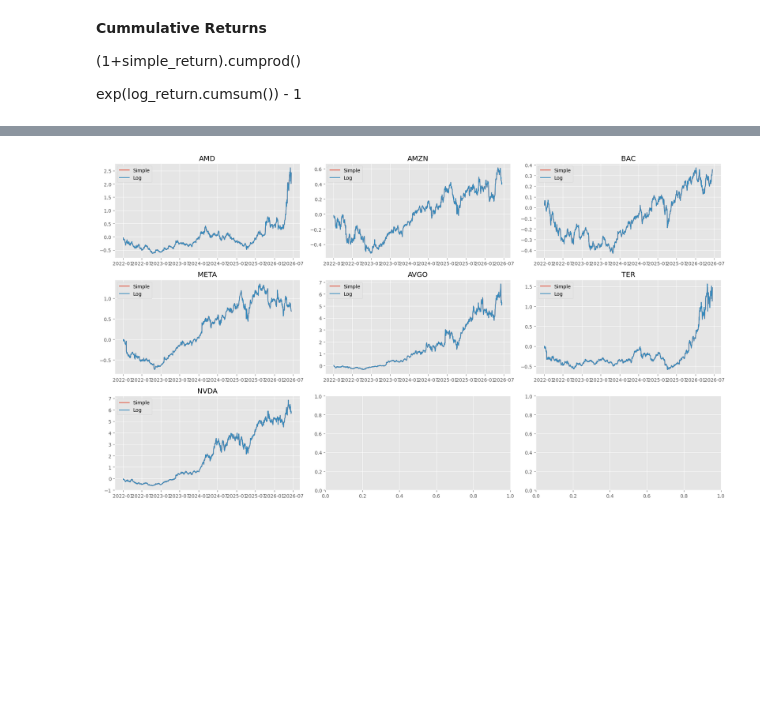
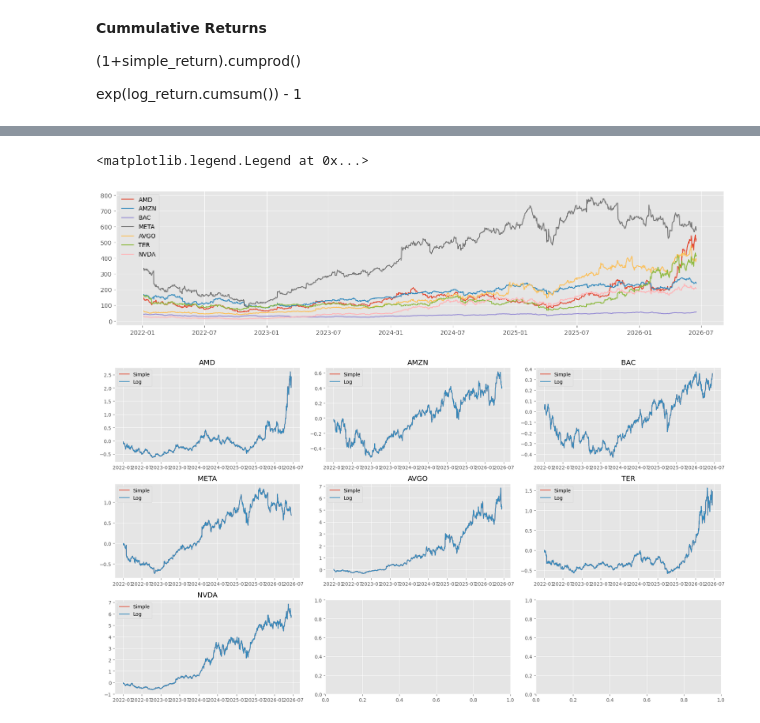
Before and after one commit to fadeeva/portfoli_o_o_ptimisation, a Jupyter notebook: Step_01__Basics_Return_Risk_Correlation.ipynb, the cells around one changed output, grey strips where cells are left out. Cells and saved outputs as stored; diff of their text form; code cells hidden in the pictures; blank space fills up the shorter version.

Commit message:
plot w/ prices, final df

```diff
--- a/Step_01__Basics_Return_Risk_Correlation.ipynb
+++ b/Step_01__Basics_Return_Risk_Correlation.ipynb
@@ -54,4 +54,12 @@ df_res.head()
 5 rows × 21 columns
+# %%
+plt.figure(figsize=(18, 4))
+
+plt.plot(df_res[tickers], label=tickers)
+plt.legend()
+# %% [output]
+<matplotlib.legend.Legend at 0x...>
+[figure, added]
 # %%
 fig, axs = plt.subplots(3, 3, figsize=(18, 10))
 axs = axs.flatten()
```
Also changed, not shown: parts of 3 cells of this notebook.
